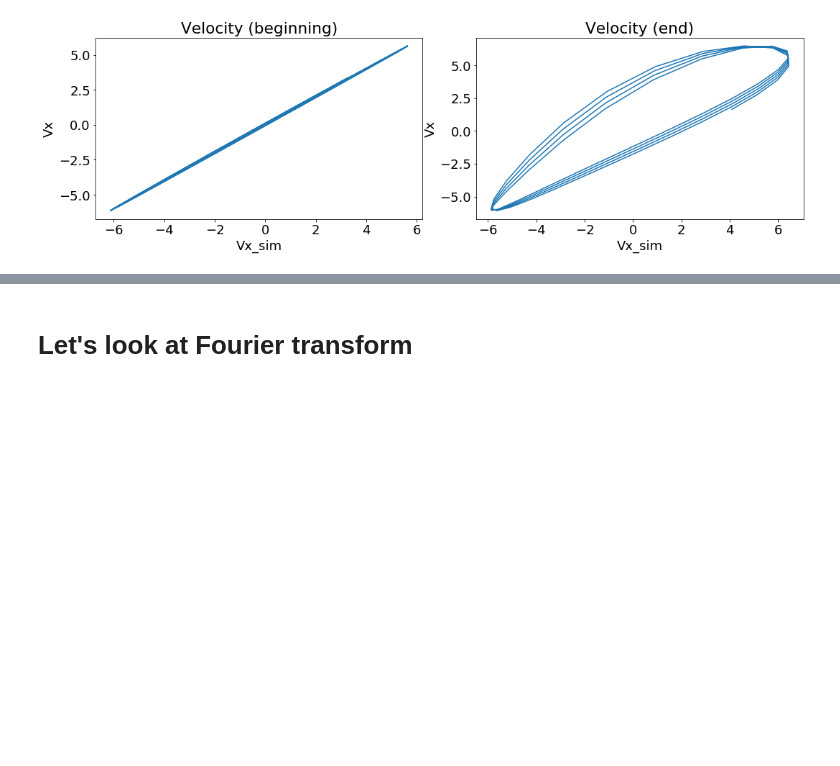
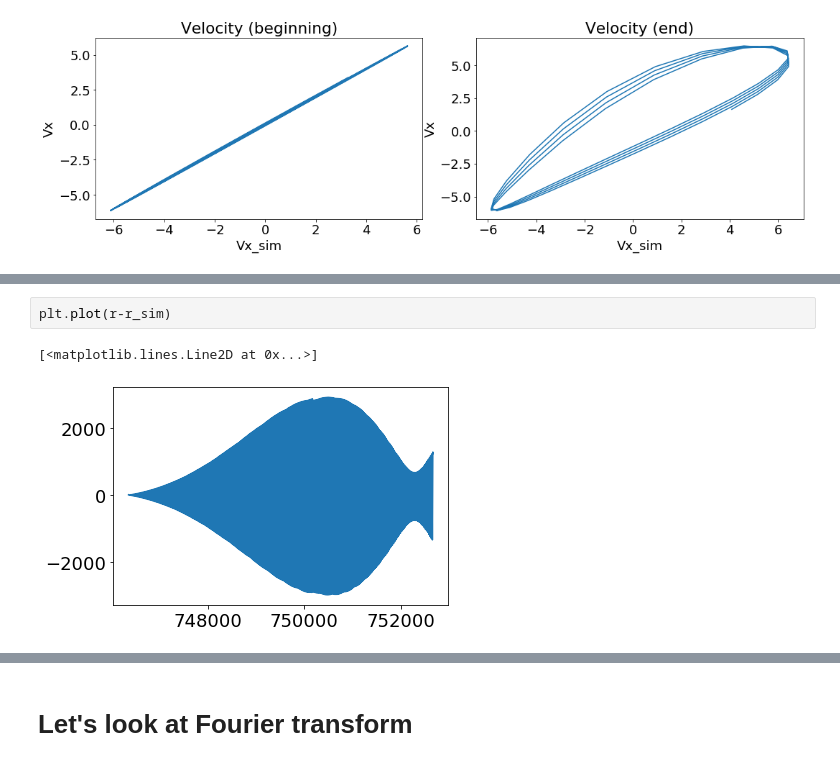
Before and after one commit to Mixanik-43/IDAO-2020, a Jupyter notebook: EDA_Tanya.ipynb, the cells around one changed output, grey strips where cells are left out. Saved outputs shown, nothing was run; the diff lists cells and outputs as text; blank space fills up the shorter version.

```diff
--- a/EDA_Tanya.ipynb
+++ b/EDA_Tanya.ipynb
@@ -179,0 +199,5 @@ difference[:1000].plot()
+# %%
+plt.plot(r-r_sim)
+# %% [output]
+[<matplotlib.lines.Line2D at 0x...>]
+[figure, added]
```
Also changed, not shown: parts of 18 cells of this notebook.
